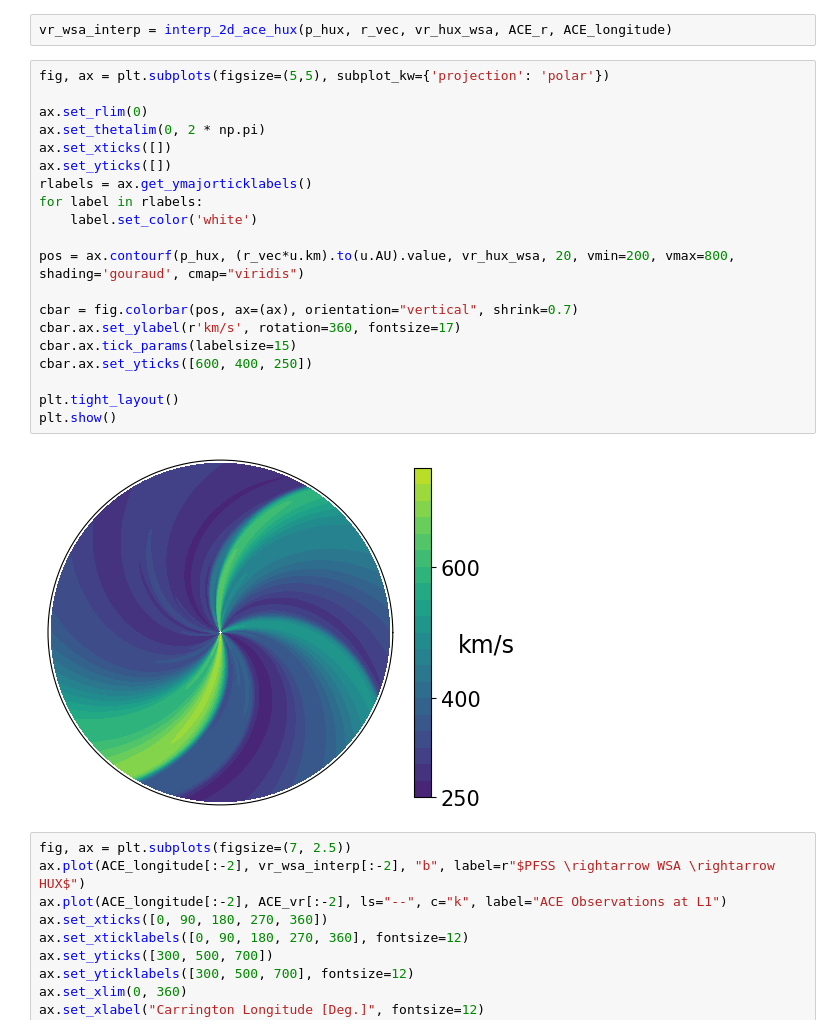
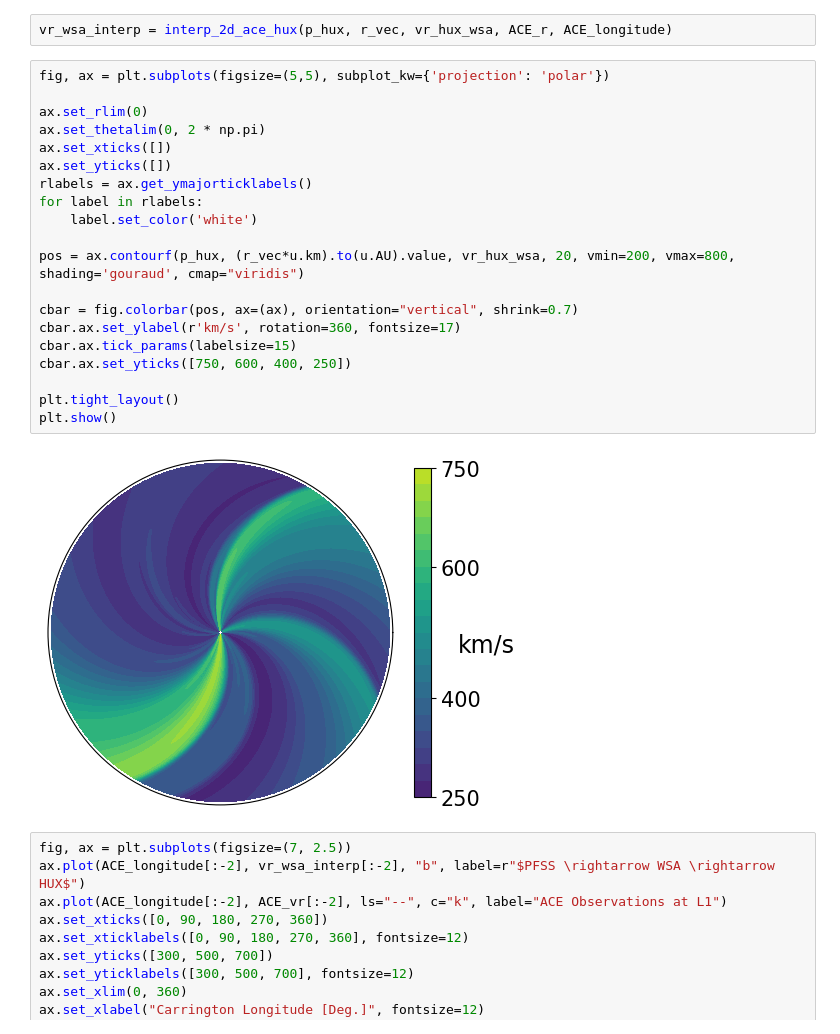
Before and after one commit to mgjeon/sswt, a Jupyter notebook: CR2053.ipynb, the cells around one changed output. Cells and saved outputs as stored; diff of their text form.

```diff
--- a/CR2053.ipynb
+++ b/CR2053.ipynb
@@ -565,25 +565,25 @@ vr_wsa_interp = interp_2d_ace_hux(p_hux, r_vec, vr_hux_wsa, ACE_r, ACE_longitude
 # %%
 fig, ax = plt.subplots(figsize=(5,5), subplot_kw={'projection': 'polar'})
 
 ax.set_rlim(0)
 ax.set_thetalim(0, 2 * np.pi)
 ax.set_xticks([])
 ax.set_yticks([])
 rlabels = ax.get_ymajorticklabels()
 for label in rlabels:
     label.set_color('white')
 
 pos = ax.contourf(p_hux, (r_vec*u.km).to(u.AU).value, vr_hux_wsa, 20, vmin=200, vmax=800, shading='gouraud', cmap="viridis")
 
 cbar = fig.colorbar(pos, ax=(ax), orientation="vertical", shrink=0.7)
 cbar.ax.set_ylabel(r'km/s', rotation=360, fontsize=17)
 cbar.ax.tick_params(labelsize=15)
-cbar.ax.set_yticks([600, 400, 250])
+cbar.ax.set_yticks([750, 600, 400, 250])
 
 plt.tight_layout()
 plt.show()
 # %% [output]
-[figure, old version]
+[figure, new version]
 # %%
 fig, ax = plt.subplots(figsize=(7, 2.5))
 ax.plot(ACE_longitude[:-2], vr_wsa_interp[:-2], "b", label=r"$PFSS \rightarrow WSA \rightarrow HUX$")
```
